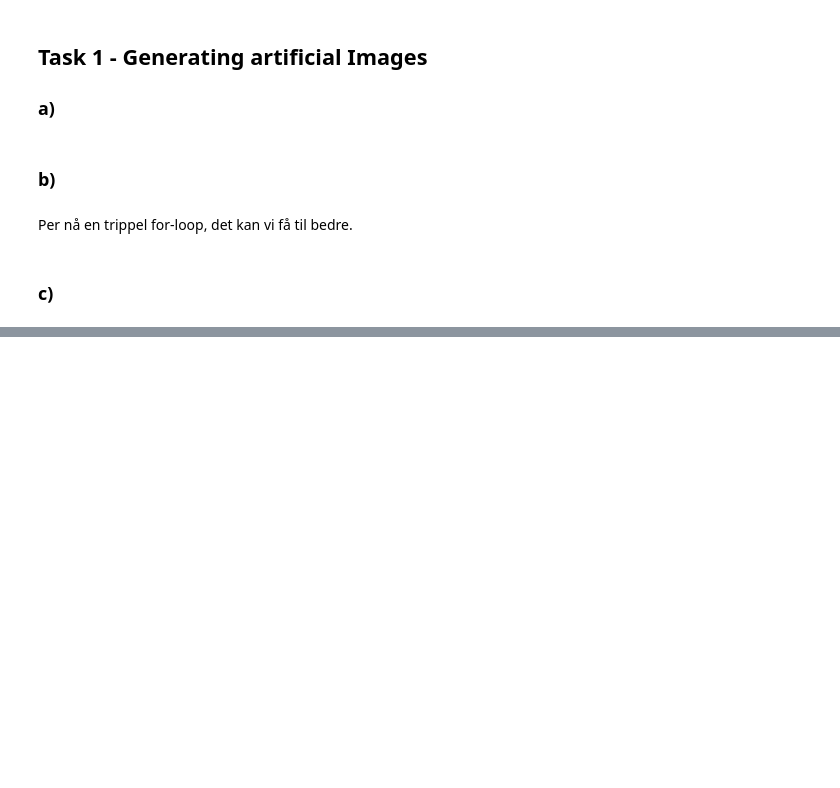
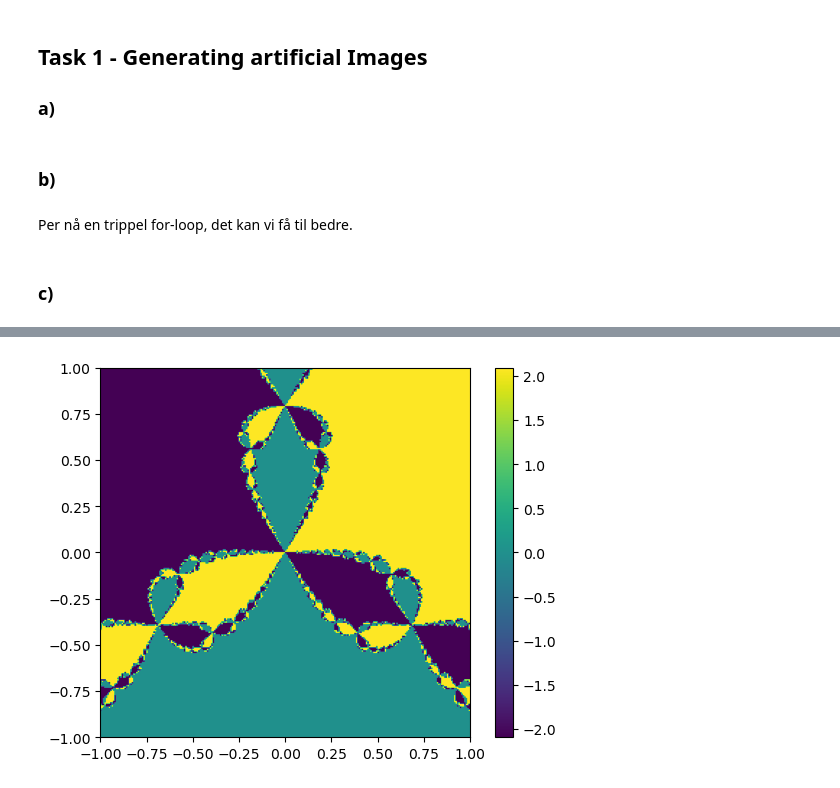
Before and after one commit to EttMolTrym/TMA4215-Project-2, a Jupyter notebook: project_2.ipynb, the cells around one changed output, grey strips where cells are left out. Saved outputs shown, nothing was run; the diff lists cells and outputs as text; code cells hidden in the pictures; blank space fills up the shorter version.

```diff
--- a/project_2.ipynb
+++ b/project_2.ipynb
@@ -15,7 +16,7 @@ import matplotlib.pyplot as plt
 
 ### a)
 # %%
-def my_newton(f, Df, x0 : int, **kwargs):
+def my_newton(f, Df, x0 : complex, **kwargs):
     """
     my_newton computes the zero of a function f using Newton's method.
     Inputs:
@@ -37,7 +38,7 @@ def my_newton(f, Df, x0 : int, **kwargs):
 # %% [markdown]
 Per nå en trippel for-loop, det kan vi få til bedre.
 # %%
-def grid_newton(f, Df, n):
+def grid_newton(f, Df, n, **kwargs):
     """
     grid_newton runs my_newton over a grid from -1, 1 with n points.
     Inputs:
@@ -53,11 +54,11 @@ def grid_newton(f, Df, n):
     x = np.linspace(-1, 1, n, endpoint=True)
     y = np.linspace(-1, 1, n, endpoint=True)
 
-    A = np.zeros((n, n)) #creates A matrix
+    A = np.zeros((n, n), dtype = complex) #creates A matrix
 
     for i in range(n):
         for j in range(n):
-            A[i, j] = my_newton(f, Df, x[i] + 1j*y[j])
+            A[i, j] = my_newton(f, Df, x[i] + 1j*y[j], **kwargs)
     return A
 # %% [markdown]
 ### c)
@@ -63,0 +80,14 @@ def grid_newton(f, Df, n):
+# %%
+def plot_sol():
+    """
+    plot_sol plots the solution of the function f(z) = z^3 - 1
+    """
+    f = lambda z: z**3 - 1
+    Df = lambda z: 3*z**2
+    A = grid_newton(f, Df, 256)
+    plt.imshow(np.angle(A), extent=[-1, 1, -1, 1])
+    plt.colorbar()
+    plt.show()
+plot_sol()
+# %% [output]
+[figure, added]
```
Also changed, not shown: parts of 4 cells of this notebook.
